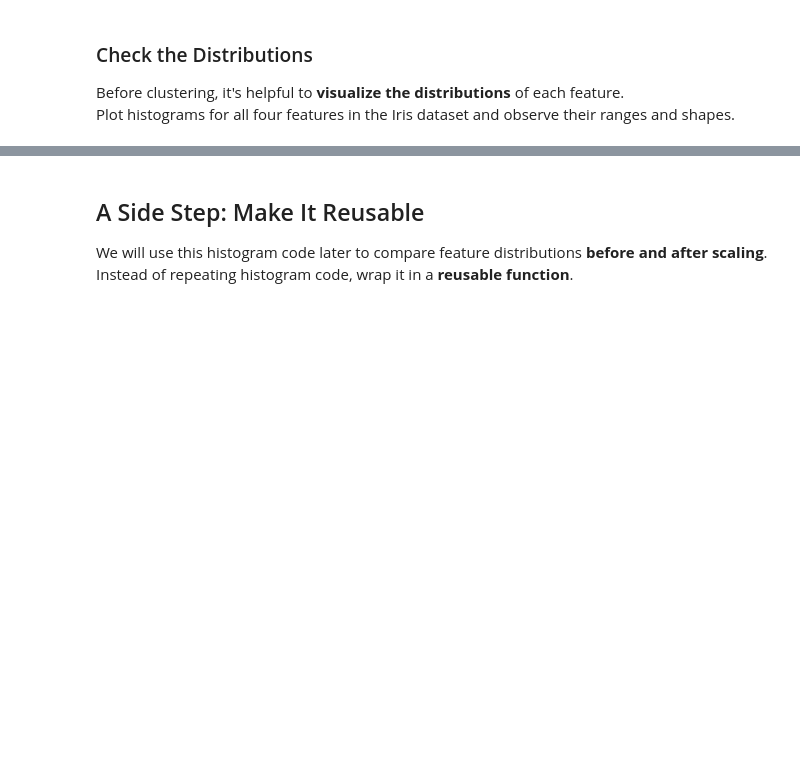
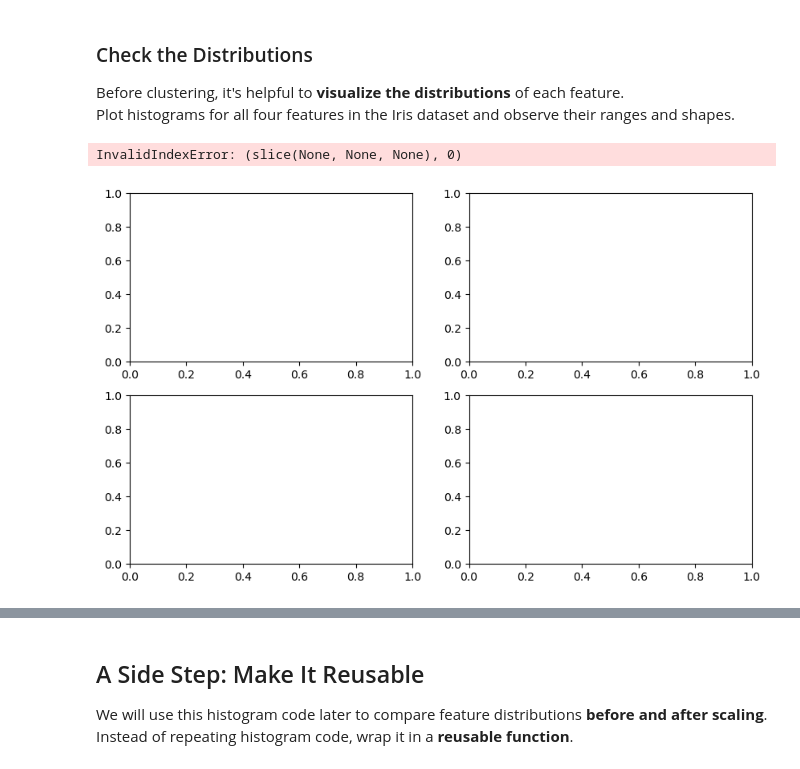
Before and after one commit to bruno-sassi/data_analytics_MSc, a Jupyter notebook: Projects&Practice/Python101/M9 Clustering & unsupervised methods/Week9_activity_questions_only.ipynb, the cells around one changed output, grey strips where cells are left out. Cells and saved outputs as stored; diff of their text form; code cells hidden in the pictures; blank space fills up the shorter version.

```diff
--- a/Projects&Practice/Python101/M9 Clustering & unsupervised methods/Week9_activity_questions_only.ipynb
+++ b/Projects&Practice/Python101/M9 Clustering & unsupervised methods/Week9_activity_questions_only.ipynb
@@ -60,0 +65,3 @@ Load the Iris dataset and preview the first five rows to understand the structur
+# %%
+iris = load_iris()
+iris.data[:5]
@@ -60,0 +94,9 @@ Load the Iris dataset and preview the first five rows to understand the structur
+# %%
+# Convert the first 5 rows of the data to a DataFrame
+df = pd.DataFrame(iris.data, columns=iris.feature_names)
+
+#Add class column to assign type variable
+df['class'] = iris.target
+
+# Display the DataFrame
+df.head()
@@ -63,3 +112,5 @@ Load the Iris dataset and preview the first five rows to understand the structur
 Remove the class label column and keep only numeric features for clustering.
 # %%
 # YOUR CODE HERE
+x = df.drop(columns='class')
+x
@@ -68,4 +133,19 @@ Remove the class label column and keep only numeric features for clustering.
 
 Before clustering, it's helpful to **visualize the distributions** of each feature.
 Plot histograms for all four features in the Iris dataset and observe their ranges and shapes.
+# %%
+fig,axes = plt.subplots(2,2, figsize=(10,6))
+axes[0,0].hist(x[:,0], bins=20, edgecolor='black')
+axes[0,0].set_title('Sepal Length')
+axes[0,0].hist(x[:,1], bins=20, edgecolor='black')
+axes[0,0].set_title('sepal width')
+axes[0,0].hist(x[:,2], bins=20, edgecolor='black')
+axes[0,0].set_title('Petal Length')
+axes[0,0].hist(x[:,3], bins=20, edgecolor='black')
+axes[0,0].set_title('Petl width')
+plt.tight_layout()
+plt.show()
+# %% [output]
+InvalidIndexError: (slice(None, None, None), 0)
+[figure, added]
 # %%
```
Also changed, not shown: parts of 30 cells of this notebook, 6 other files.
